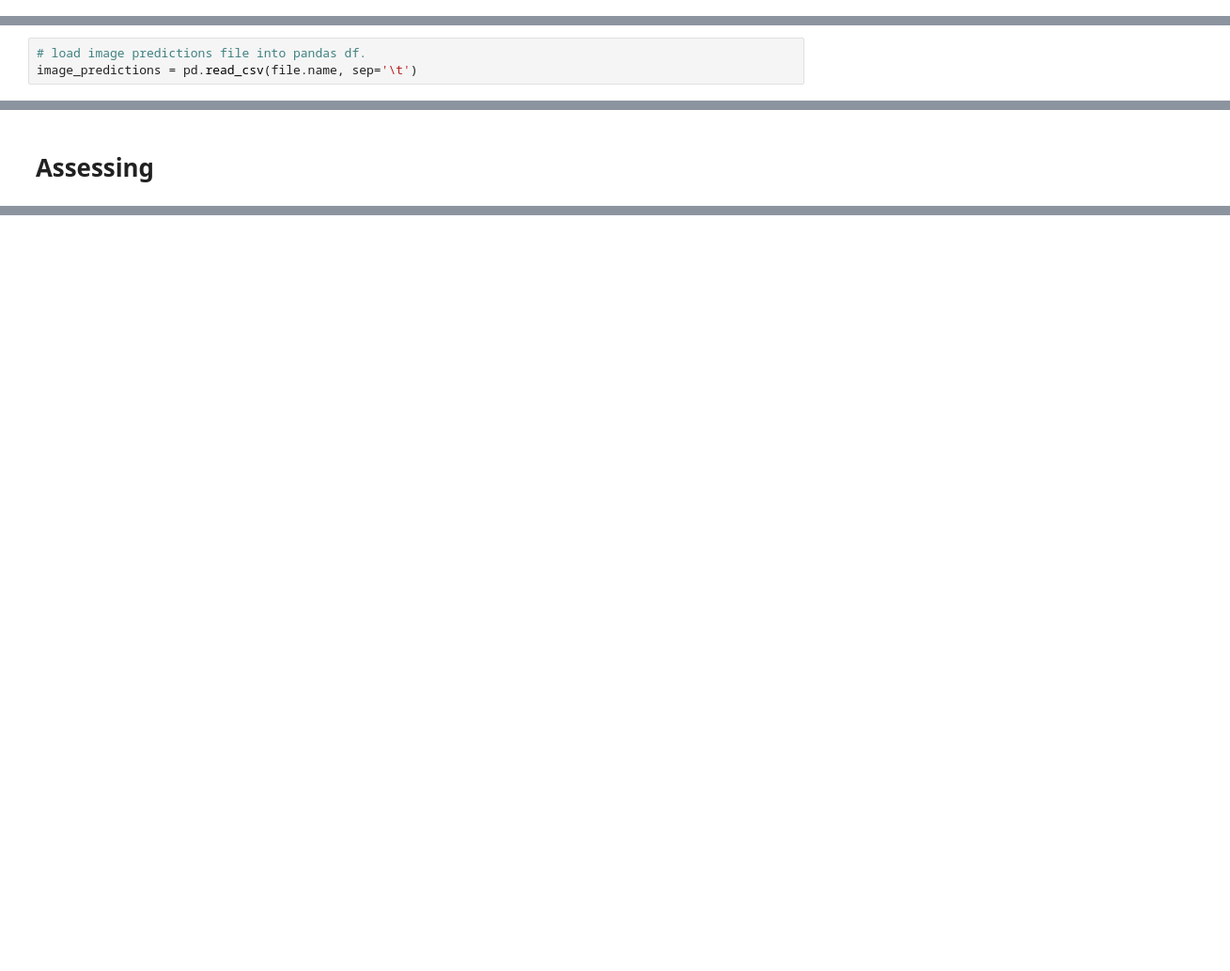
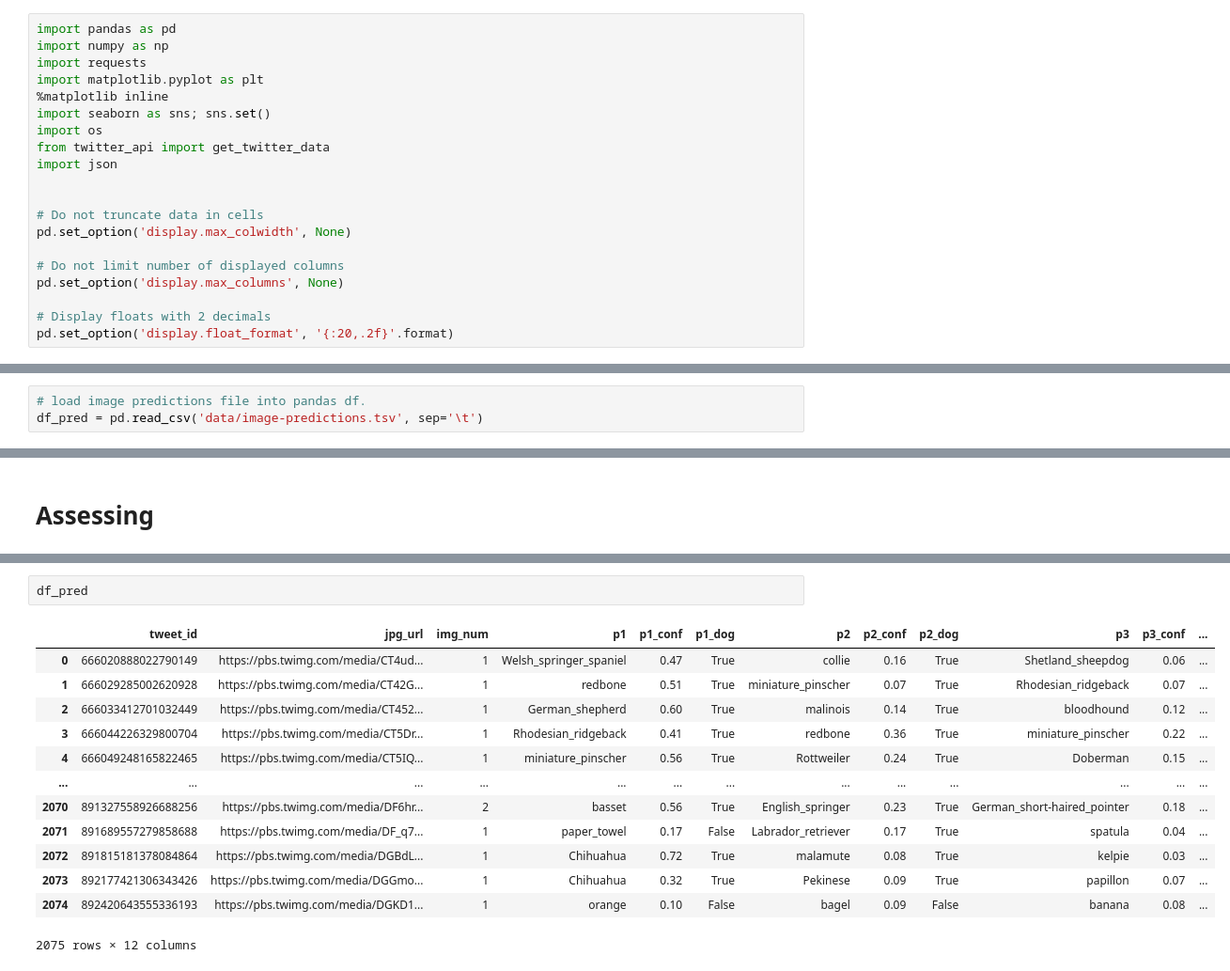
Before and after one commit to ahmed-gharib89/wrangle-and-analyze_data, a Jupyter notebook: wrangle_act.ipynb, the cells around one changed output, grey strips where cells are left out. Shown at 94% size. Drawn from its saved outputs; the diff is of its cells as text; blank space fills up the shorter version.

```diff
--- a/wrangle_act.ipynb
+++ b/wrangle_act.ipynb
@@ -1,2 +23,22 @@
+# %%
+import pandas as pd
+import numpy as np
+import requests
+import matplotlib.pyplot as plt
+%matplotlib inline
+import seaborn as sns; sns.set()
+import os
+from twitter_api import get_twitter_data
+import json
+
+
+# Do not truncate data in cells
+pd.set_option('display.max_colwidth', None)
+
+# Do not limit number of displayed columns
+pd.set_option('display.max_columns', None)
+
+# Display floats with 2 decimals
+pd.set_option('display.float_format', '{:20,.2f}'.format)
 # %% [markdown]
 # Gathering
@@ -25,6 +53,6 @@ with open(os.path.join('data/' + url.split('/')[-1]), 'wb') as file:
     file.write(response.content)
 # %%
 # load image predictions file into pandas df.
-image_predictions = pd.read_csv(file.name, sep='\t')
+df_pred = pd.read_csv('data/image-predictions.tsv', sep='\t')
 # %%
 #download data from twitter API
@@ -58,0 +134,16 @@ tweet_txt = pd.DataFrame(json_list)
+# %%
+df_pred
+# %% [output]
+|  | tweet_id | jpg_url | img_num | p1 | p1_conf | p1_dog | p2 | p2_conf | p2_dog | p3 | p3_conf | ... |
+| 0 | 666020888022790149 | https://pbs.twimg.com/media/CT4ud... | 1 | Welsh_springer_spaniel | 0.47 | True | collie | 0.16 | True | Shetland_sheepdog | 0.06 | ... |
+| 1 | 666029285002620928 | https://pbs.twimg.com/media/CT42G... | 1 | redbone | 0.51 | True | miniature_pinscher | 0.07 | True | Rhodesian_ridgeback | 0.07 | ... |
+| 2 | 666033412701032449 | https://pbs.twimg.com/media/CT452... | 1 | German_shepherd | 0.60 | True | malinois | 0.14 | True | bloodhound | 0.12 | ... |
+| 3 | 666044226329800704 | https://pbs.twimg.com/media/CT5Dr... | 1 | Rhodesian_ridgeback | 0.41 | True | redbone | 0.36 | True | miniature_pinscher | 0.22 | ... |
+| 4 | 666049248165822465 | https://pbs.twimg.com/media/CT5IQ... | 1 | miniature_pinscher | 0.56 | True | Rottweiler | 0.24 | True | Doberman | 0.15 | ... |
+| ... | ... | ... | ... | ... | ... | ... | ... | ... | ... | ... | ... | ... |
+| 2070 | 891327558926688256 | https://pbs.twimg.com/media/DF6hr... | 2 | basset | 0.56 | True | English_springer | 0.23 | True | German_short-haired_pointer | 0.18 | ... |
+| 2071 | 891689557279858688 | https://pbs.twimg.com/media/DF_q7... | 1 | paper_towel | 0.17 | False | Labrador_retriever | 0.17 | True | spatula | 0.04 | ... |
+| 2072 | 891815181378084864 | https://pbs.twimg.com/media/DGBdL... | 1 | Chihuahua | 0.72 | True | malamute | 0.08 | True | kelpie | 0.03 | ... |
+| 2073 | 892177421306343426 | https://pbs.twimg.com/media/DGGmo... | 1 | Chihuahua | 0.32 | True | Pekinese | 0.09 | True | papillon | 0.07 | ... |
+| 2074 | 892420643555336193 | https://pbs.twimg.com/media/DGKD1... | 1 | orange | 0.10 | False | bagel | 0.09 | False | banana | 0.08 | ... |
+2075 rows × 12 columns
```
Also changed, not shown: parts of 32 cells of this notebook.
